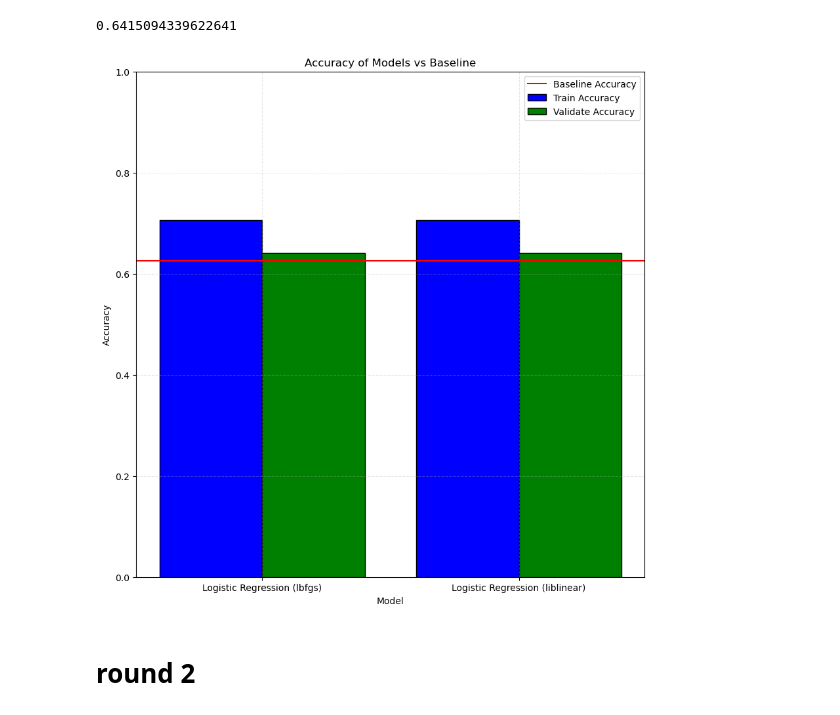
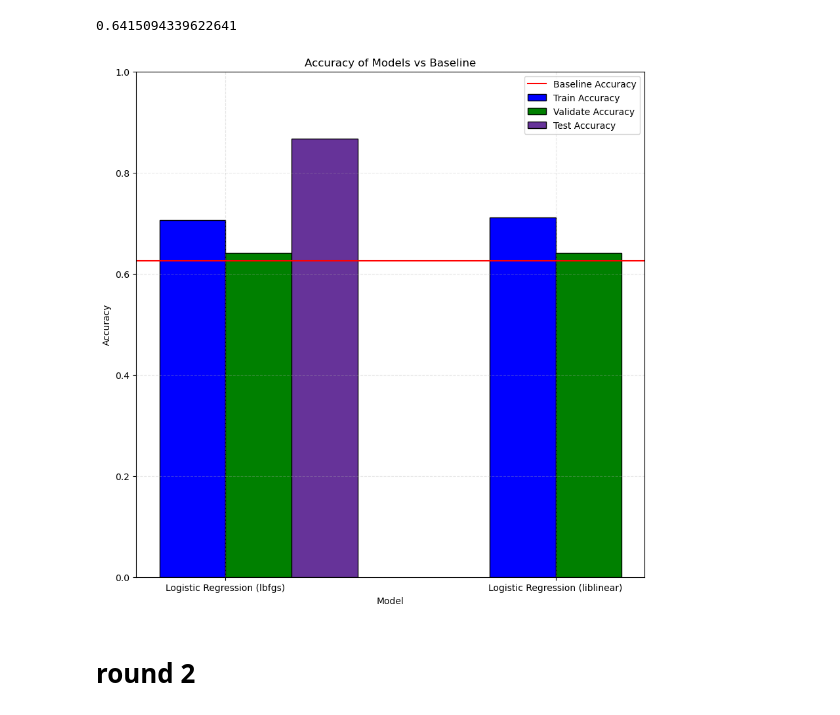
Before and after one commit to Andy-Jensen/Individual-Project, a Jupyter notebook: modeling.ipynb, the cells around one changed output. Cells and saved outputs as stored; diff of their text form; code cells hidden in the pictures.

```diff
--- a/modeling.ipynb
+++ b/modeling.ipynb
@@ -402,35 +410,42 @@ logit.score(x_val, y_val)
 # %%
 logit = LogisticRegression(C=.5, random_state=8675309, intercept_scaling=1, solver='lbfgs')
 logit.fit(x_train, y_train)
 trainacc = logit.score(x_train,y_train)
 valacc = logit.score(x_val, y_val)
+testacc=logit.score(x_test, y_test)
 
 logit = LogisticRegression(C=1, random_state=8675309, solver='liblinear')
 logit.fit(x_train, y_train)
 trainacc2 = logit.score(x_train,y_train)
 valacc2 = logit.score(x_val, y_val)
 
 plt.figure(figsize=(10,10))
 X = ['Logistic Regression (lbfgs)','Logistic Regression (liblinear)']
 baseline=accuracy_score(y_train, train['baseline'])
 
 X_axis = np.arange(len(X))
 
-plt.bar(X_axis - 0.2, trainacc, 0.4, label = 'Train Accuracy', color=['blue'], ec='black')
-plt.bar(X_axis + 0.2, valacc, 0.4, label = 'Validate Accuracy', color=['green'], ec='black')
+plt.bar(X_axis[0] - 0.1, trainacc, 0.2, label = 'Train Accuracy', color=['blue'], ec='black')
+plt.bar(X_axis[0] + 0.1, valacc, 0.2, label = 'Validate Accuracy', color=['green'], ec='black')
+plt.bar(X_axis[0] + 0.3, testacc, 0.2, label = 'Test Accuracy', color=['rebeccapurple'], ec='black')
+
+
+plt.bar(X_axis[1] - 0.1, trainacc2, 0.2, color=['blue'], ec='black')
+plt.bar(X_axis[1] + 0.1, valacc2, 0.2, color=['green'], ec='black')
+
 
 plt.axhline(y = baseline, color = 'r', linestyle = '-', label='Baseline Accuracy')
 
 plt.xticks(X_axis, X)
 plt.xlabel("Model")
 plt.ylabel("Accuracy")
 plt.title("Accuracy of Models vs Baseline")
 plt.ylim(0, 1)
 plt.grid(True, alpha=0.3, linestyle='--')
 plt.legend()
 plt.show()
 # %% [output]
-[figure, old version]
+[figure, new version]
 # %%
 def model_viz(df):
     plt.figure(figsize=(10,10))
```
Also changed, not shown: parts of 4 cells of this notebook, 6 other files.
